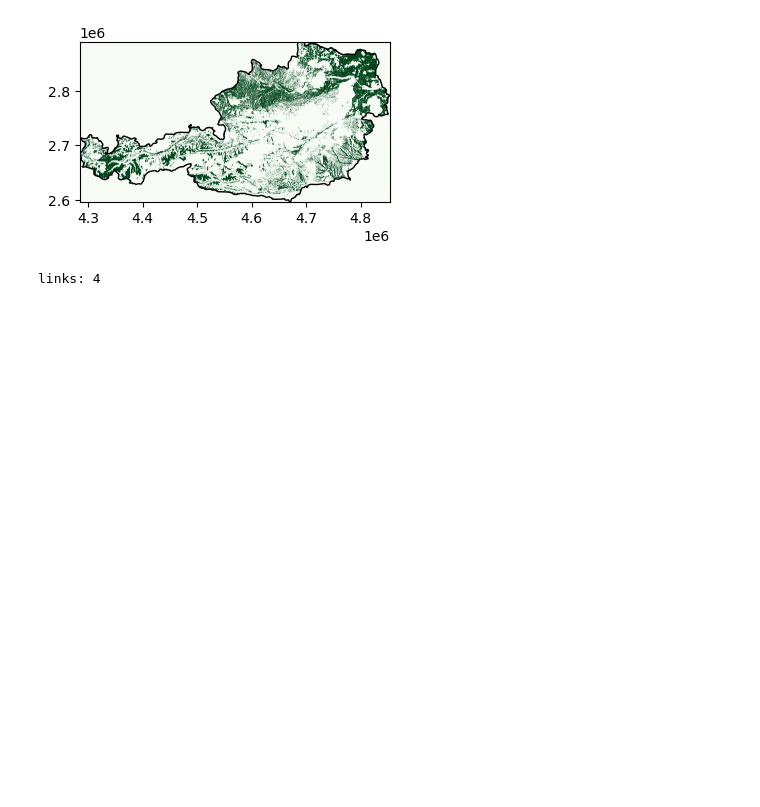
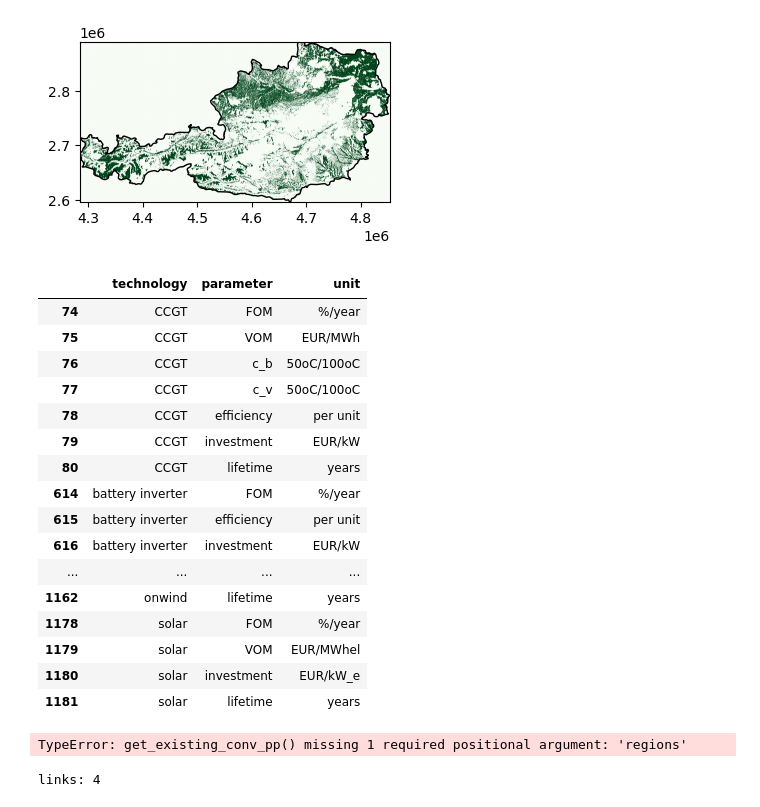
Before and after one commit to x88ghw84pz-glitch/DSESM, a Jupyter notebook: data/pypsa_model/new_test.ipynb, the cells around one changed output. Cells and saved outputs as stored; diff of their text form; code cells hidden in the pictures; blank space fills up the shorter version.

```diff
--- a/data/pypsa_model/new_test.ipynb
+++ b/data/pypsa_model/new_test.ipynb
@@ -94,7 +94,7 @@ load_mapped.index = pd.to_datetime(load_mapped.index).map(
 # %%
 ## Reampling of time series to 3h steps
 
-TIME_RES = "3h"
+TIME_RES = None
 
 if TIME_RES is not None:
     load_mapped = load_mapped.resample(TIME_RES).mean()
@@ -106,7 +106,7 @@ if TIME_RES is not None:
 n = pypsa.Network()
 n.set_snapshots(pv_cf_df.index)
 
-n.snapshot_weightings[:] = 3.0
+n.snapshot_weightings[:] = 1
 
 load_mapped = load_mapped.reindex(n.snapshots).ffill()
 pv_cf_df    = pv_cf_df.reindex(n.snapshots)
@@ -130,29 +130,51 @@ for c, co2 in carrier_co2.items():
 # %%
 ## Reads costs csv and defines functions for costs
 
 tech_costs = pd.read_csv(r"C:\Users\steli\DSESM\data\pypsa_model\costs_2030.csv")
 
 DISCOUNT_RATE = 0.07
 KW_TO_MW = 1000.0
 KWH_TO_MWH = 1000.0
 
 def annuity(n, r):
     return r / (1 - (1 + r) ** (-n))
 
 def capital_cost_power(inv_kw, fom, life, r):
     inv_mw = inv_kw * KW_TO_MW
     return annuity(life, r) * inv_mw + (fom / 100) * inv_mw
 
-def capital_cost_energy(inv_kwh, life, r):
+def capital_cost_energy(inv_kwh, life, r, fom=0.0):
     inv_mwh = inv_kwh * KWH_TO_MWH
-    return annuity(life, r) * inv_mwh
+    return annuity(life, r) * inv_mwh + (fom / 100) * inv_mwh
+
 
 def val(tech, param):
     return float(tech_costs.loc[
         (tech_costs.technology == tech) &
         (tech_costs.parameter == param),
         "value"
     ].iloc[0])
+
+tech_costs[["technology", "parameter", "unit"]].drop_duplicates().head(30)
+tech_costs.query("technology in ['solar','onwind','battery inverter','battery storage','hydrogen storage underground','electrolysis','fuel cell','gas','CCGT']")[["technology","parameter","unit"]]
+# %% [output]
+|  | technology | parameter | unit |
+| 74 | CCGT | FOM | %/year |
+| 75 | CCGT | VOM | EUR/MWh |
+| 76 | CCGT | c_b | 50oC/100oC |
+| 77 | CCGT | c_v | 50oC/100oC |
+| 78 | CCGT | efficiency | per unit |
+| 79 | CCGT | investment | EUR/kW |
+| 80 | CCGT | lifetime | years |
+| 614 | battery inverter | FOM | %/year |
+| 615 | battery inverter | efficiency | per unit |
+| 616 | battery inverter | investment | EUR/kW |
+| ... | ... | ... | ... |
+| 1162 | onwind | lifetime | years |
+| 1178 | solar | FOM | %/year |
+| 1179 | solar | VOM | EUR/MWhel |
+| 1180 | solar | investment | EUR/kW_e |
+| 1181 | solar | lifetime | years |
 # %%
 ### Creates variables for cap/marg costs for solar and wind
 
@@ -266,6 +314,8 @@ for (region, fuel), cap in conv_cap.items():
             p_max_pu=0.96, #Assignment
             marginal_cost=16.0 ##Nochmal checken
         )
+# %% [output]
+TypeError: get_existing_conv_pp() missing 1 required positional argument: 'regions'
 # %%
 # --- Transmission links ---
 
```
Also changed, not shown: parts of 5 cells of this notebook.
